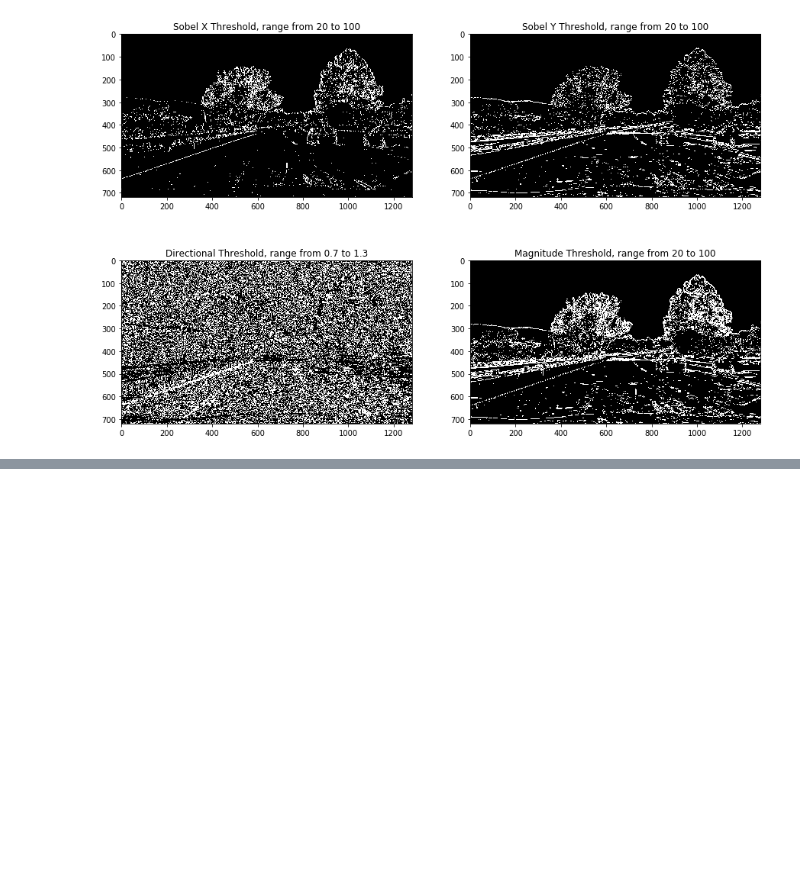
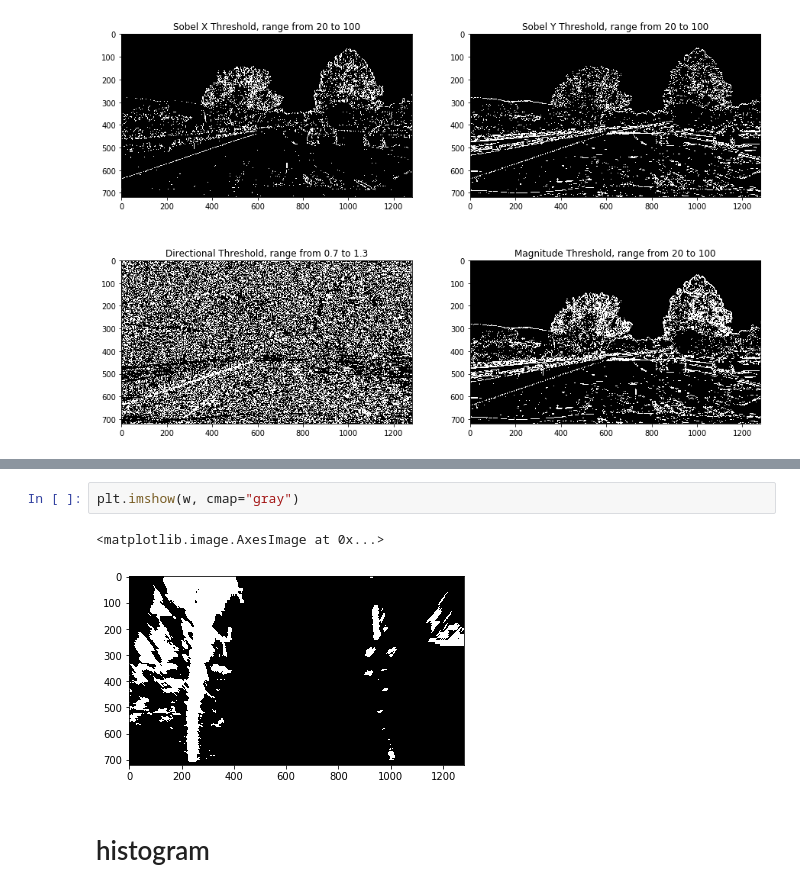
Before and after one commit to aakashkardam/Advanced_Lane_Lines_Udacity_Project_2, a Jupyter notebook: P2.ipynb, the cells around one changed output, grey strips where cells are left out. Cells and saved outputs as stored; diff of their text form; blank space fills up the shorter version.

```diff
--- a/P2.ipynb
+++ b/P2.ipynb
@@ -319,0 +348,7 @@ Text(0.5,1,'S channel Threshold, range from 90 to 255')
+# %%
+plt.imshow(w, cmap="gray")
+# %% [output]
+<matplotlib.image.AxesImage at 0x...>
+[figure, added]
+# %% [markdown]
+# histogram
```
Also changed, not shown: parts of 23 cells of this notebook.
